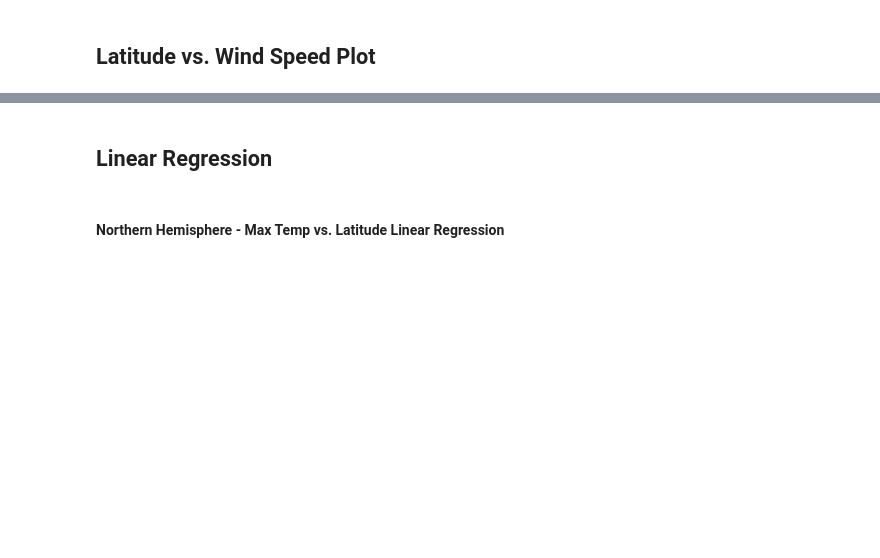
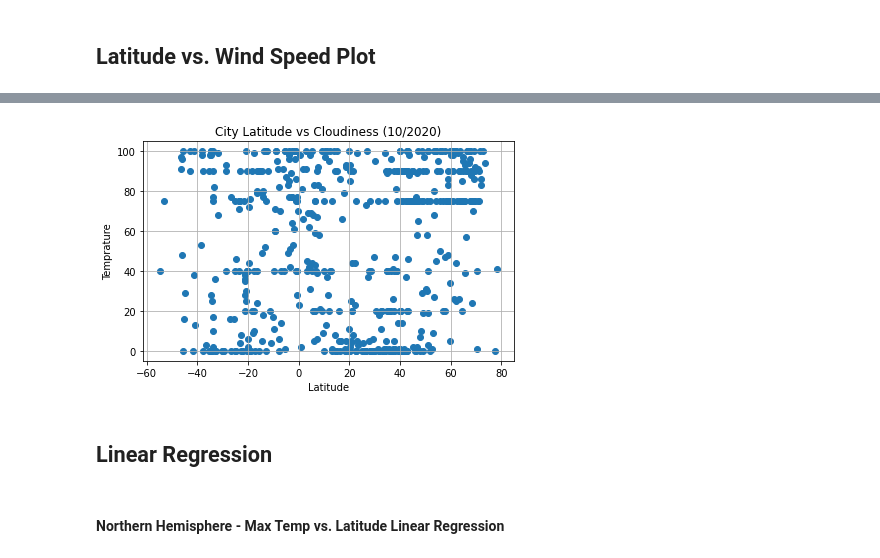
Before and after one commit to JohnShuford/Python-API-Challenge, a Jupyter notebook: WeatherPy/WeatherPy.ipynb, the cells around one changed output, grey strips where cells are left out. Cells and saved outputs as stored; diff of their text form; code cells hidden in the pictures; blank space fills up the shorter version.

```diff
--- a/WeatherPy/WeatherPy.ipynb
+++ b/WeatherPy/WeatherPy.ipynb
@@ -204,3 +233,17 @@ Series([], Name: Humidity, dtype: int64)
+# %%
+#gathering the wind speed
+wind_speed = city_df_2['Wind Speed']
+
+#creating the scatter plot
+plt.title('City Latitude vs Cloudiness (10/2020)')
+plt.xlabel('Latitude')
+plt.ylabel('Temprature')
+plt.scatter(latitude, cloudiness)
+plt.grid(True)
+plt.tight_layout()
+plt.show()
+# %% [output]
+[figure, added]
 # %% [markdown]
 ## Linear Regression
 # %% [markdown]
```
Also changed, not shown: parts of 8 cells of this notebook.
